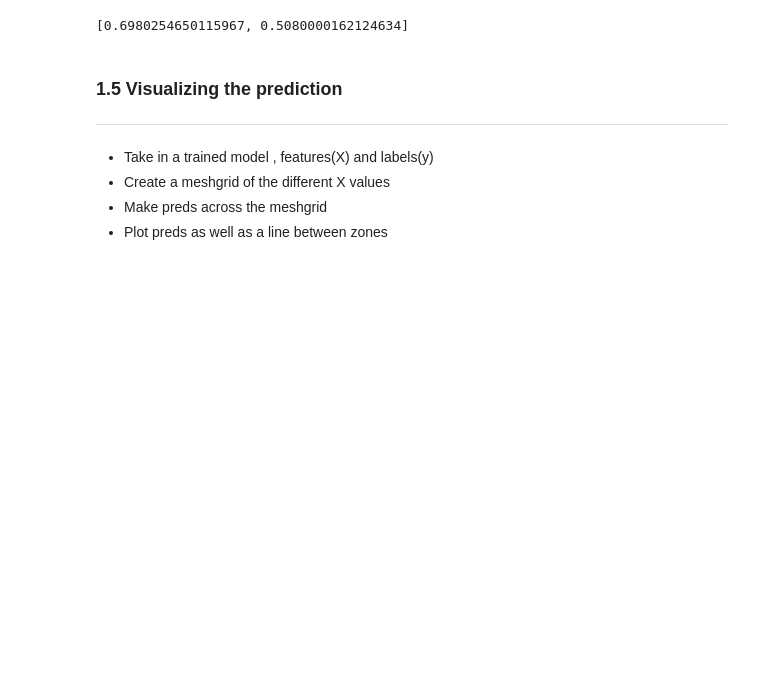
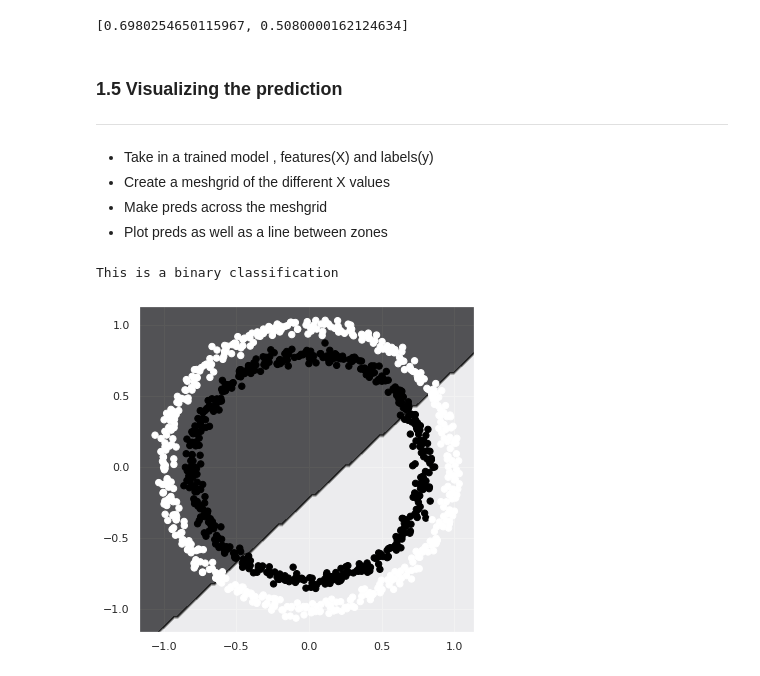
Before and after one commit to 86lekwenshiung/Neural-Network-with-Tensorflow, a Jupyter notebook: 02_Neural_Network_Classification_With_Tensorflow.ipynb, the cells around one changed output. Drawn from its saved outputs; the diff is of its cells as text; code cells hidden in the pictures; blank space fills up the shorter version.

```diff
--- a/02_Neural_Network_Classification_With_Tensorflow.ipynb
+++ b/02_Neural_Network_Classification_With_Tensorflow.ipynb
@@ -223,2 +223,10 @@ def plot_decision_boundary(model ,x , y):
   plt.xlim(xx.min() , xx.max())
   plt.xlim(yy.min() , yy.max())
+# %%
+# We tried to improve the model, however it is observed that the perdicting feature is linear , while our data is a circle.
+
+plt.figure(figsize = (6,6))
+plot_decision_boundary(model_3 , X , y)
+# %% [output]
+This is a binary classification
+[figure, added]
```
Also changed, not shown: parts of 12 cells of this notebook.
